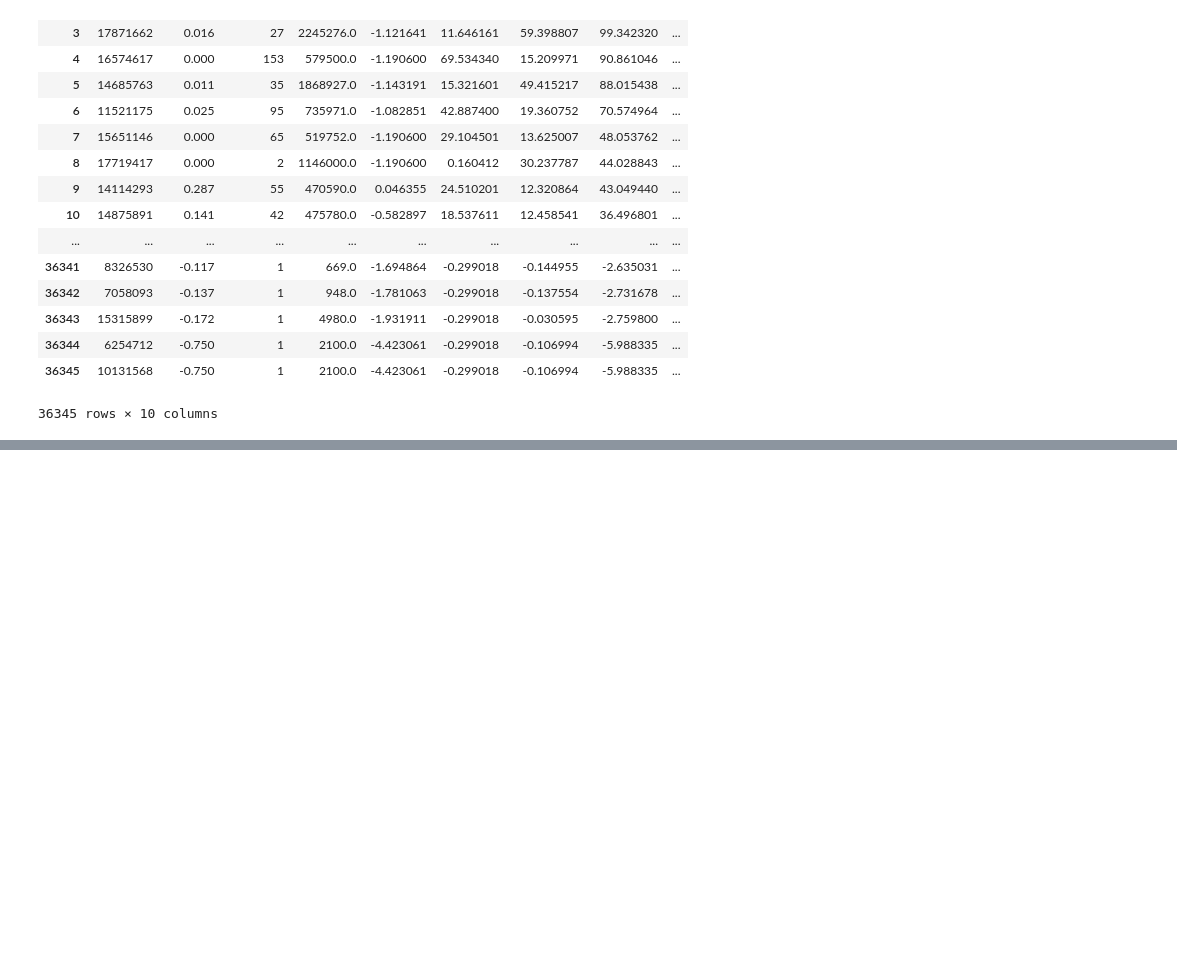
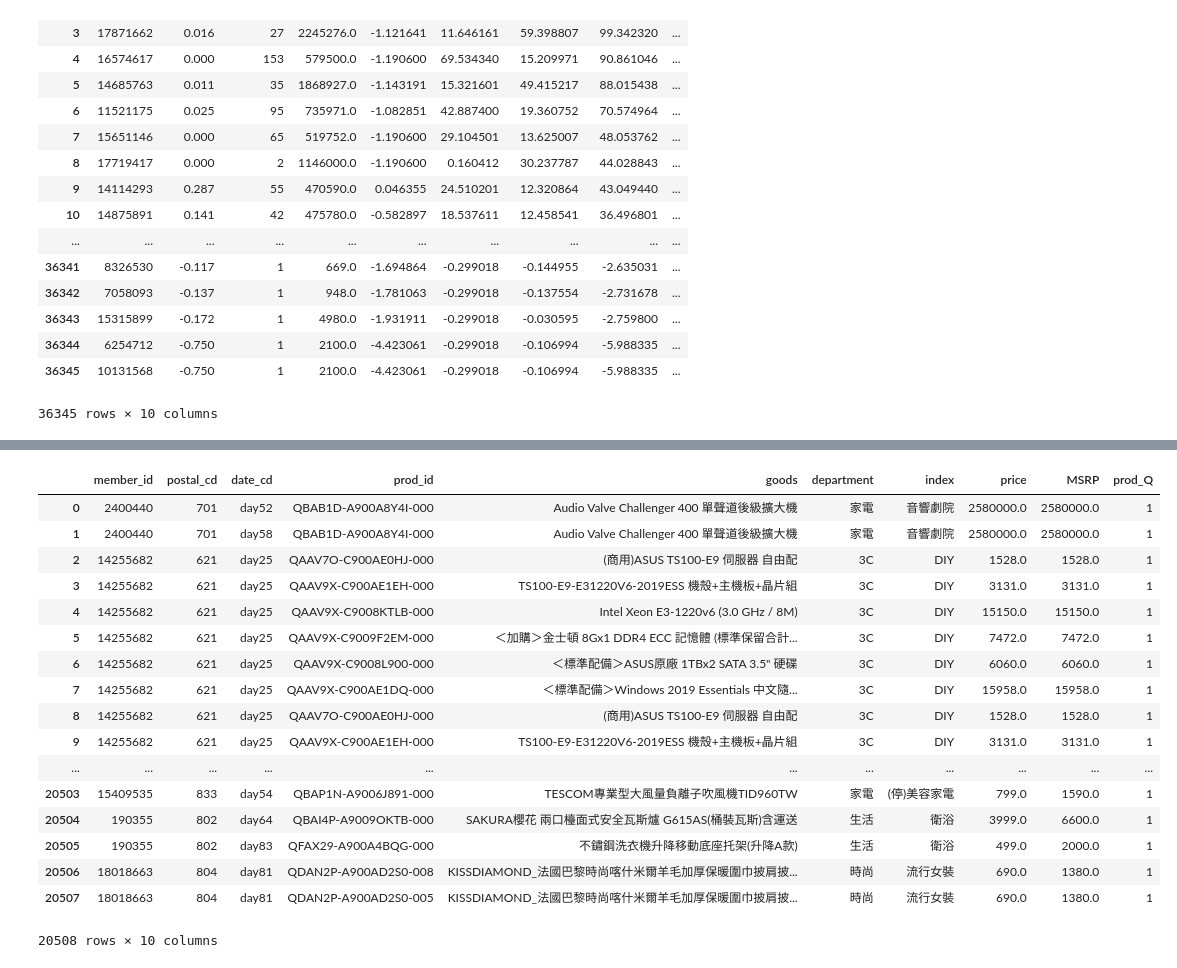
Before and after one commit to Ken0327/DataInnovation, a Jupyter notebook: DFM_Model-z_score_pchome.ipynb, the cells around one changed output, grey strips where cells are left out. Saved outputs shown, nothing was run; the diff lists cells and outputs as text; code cells hidden in the pictures; blank space fills up the shorter version.

Commit message:
update top 20 valuable index

```diff
--- a/DFM_Model-z_score_pchome.ipynb
+++ b/DFM_Model-z_score_pchome.ipynb
@@ -230,7 +230,7 @@ for i in result.index:
     else:
         valuable.append('Potential Customer')
 
-result['VS Level'] = valuable
+result['VS_Level'] = valuable
 
 result.to_csv ('DFM_Score.csv', index = False, header=True)
 
@@ -254,3 +254,9 @@ result
 | 36344 | 6254712 | -0.750 | 1 | 2100.0 | -4.423061 | -0.299018 | -0.106994 | -5.988335 | ... |
 | 36345 | 10131568 | -0.750 | 1 | 2100.0 | -4.423061 | -0.299018 | -0.106994 | -5.988335 | ... |
 36345 rows × 10 columns
+# %%
+# Filter top 20% valuable customer
+
+valuableCustomer = result[result.VS_Level != 'Potential Customer']
+
+valuableCustomer
@@ -256,0 +282,35 @@ result
+# %%
+# Find Top 20 % valuable customer data
+
+valuableData = pd.DataFrame(data=None, columns=app_train.columns)
+for i in valuableCustomer.index:
+    df = app_train[app_train.member_id == valuableCustomer['member_id'][i]]
+    valuableData = valuableData.append(df, ignore_index=True)
+
+prod_Q = []
+for i in valuableData.index:
+    prod_Q.append(int(valuableData['prod_Q'][i]))
+
+valuableData['prod_Quantity'] = prod_Q
+valuableData = valuableData.drop(columns=['prod_Q'])
+valuableData = valuableData.rename(columns={'prod_Quantity':'prod_Q'})
+valuableData
+# %% [output]
+|  | member_id | postal_cd | date_cd | prod_id | goods | department | index | price | MSRP | prod_Q |
+| 0 | 2400440 | 701 | day52 | QBAB1D-A900A8Y4I-000 | Audio Valve Challenger 400 單聲道後級擴大機 | 家電 | 音響劇院 | 2580000.0 | 2580000.0 | 1 |
+| 1 | 2400440 | 701 | day58 | QBAB1D-A900A8Y4I-000 | Audio Valve Challenger 400 單聲道後級擴大機 | 家電 | 音響劇院 | 2580000.0 | 2580000.0 | 1 |
+| 2 | 14255682 | 621 | day25 | QAAV7O-C900AE0HJ-000 | (商用)ASUS TS100-E9 伺服器 自由配 | 3C | DIY | 1528.0 | 1528.0 | 1 |
+| 3 | 14255682 | 621 | day25 | QAAV9X-C900AE1EH-000 | TS100-E9-E31220V6-2019ESS 機殼+主機板+晶片組 | 3C | DIY | 3131.0 | 3131.0 | 1 |
+| 4 | 14255682 | 621 | day25 | QAAV9X-C9008KTLB-000 | Intel Xeon E3-1220v6 (3.0 GHz / 8M) | 3C | DIY | 15150.0 | 15150.0 | 1 |
+| 5 | 14255682 | 621 | day25 | QAAV9X-C9009F2EM-000 | ＜加購＞金士頓 8Gx1 DDR4 ECC 記憶體 (標準保留合計... | 3C | DIY | 7472.0 | 7472.0 | 1 |
+| 6 | 14255682 | 621 | day25 | QAAV9X-C9008L900-000 | ＜標準配備＞ASUS原廠 1TBx2 SATA 3.5" 硬碟 | 3C | DIY | 6060.0 | 6060.0 | 1 |
+| 7 | 14255682 | 621 | day25 | QAAV9X-C900AE1DQ-000 | ＜標準配備＞Windows 2019 Essentials 中文隨... | 3C | DIY | 15958.0 | 15958.0 | 1 |
+| 8 | 14255682 | 621 | day25 | QAAV7O-C900AE0HJ-000 | (商用)ASUS TS100-E9 伺服器 自由配 | 3C | DIY | 1528.0 | 1528.0 | 1 |
+| 9 | 14255682 | 621 | day25 | QAAV9X-C900AE1EH-000 | TS100-E9-E31220V6-2019ESS 機殼+主機板+晶片組 | 3C | DIY | 3131.0 | 3131.0 | 1 |
+| ... | ... | ... | ... | ... | ... | ... | ... | ... | ... | ... |
+| 20503 | 15409535 | 833 | day54 | QBAP1N-A9006J891-000 | TESCOM專業型大風量負離子吹風機TID960TW | 家電 | (停)美容家電 | 799.0 | 1590.0 | 1 |
+| 20504 | 190355 | 802 | day64 | QBAI4P-A9009OKTB-000 | SAKURA櫻花 兩口檯面式安全瓦斯爐 G615AS(桶裝瓦斯)含運送 | 生活 | 衛浴 | 3999.0 | 6600.0 | 1 |
+| 20505 | 190355 | 802 | day83 | QFAX29-A900A4BQG-000 | 不鏽鋼洗衣機升降移動底座托架(升降A款) | 生活 | 衛浴 | 499.0 | 2000.0 | 1 |
+| 20506 | 18018663 | 804 | day81 | QDAN2P-A900AD2S0-008 | KISSDIAMOND_法國巴黎時尚喀什米爾羊毛加厚保暖圍巾披肩披... | 時尚 | 流行女裝 | 690.0 | 1380.0 | 1 |
+| 20507 | 18018663 | 804 | day81 | QDAN2P-A900AD2S0-005 | KISSDIAMOND_法國巴黎時尚喀什米爾羊毛加厚保暖圍巾披肩披... | 時尚 | 流行女裝 | 690.0 | 1380.0 | 1 |
+20508 rows × 10 columns
```
Also changed, not shown: parts of 5 cells of this notebook, 3 other files.
